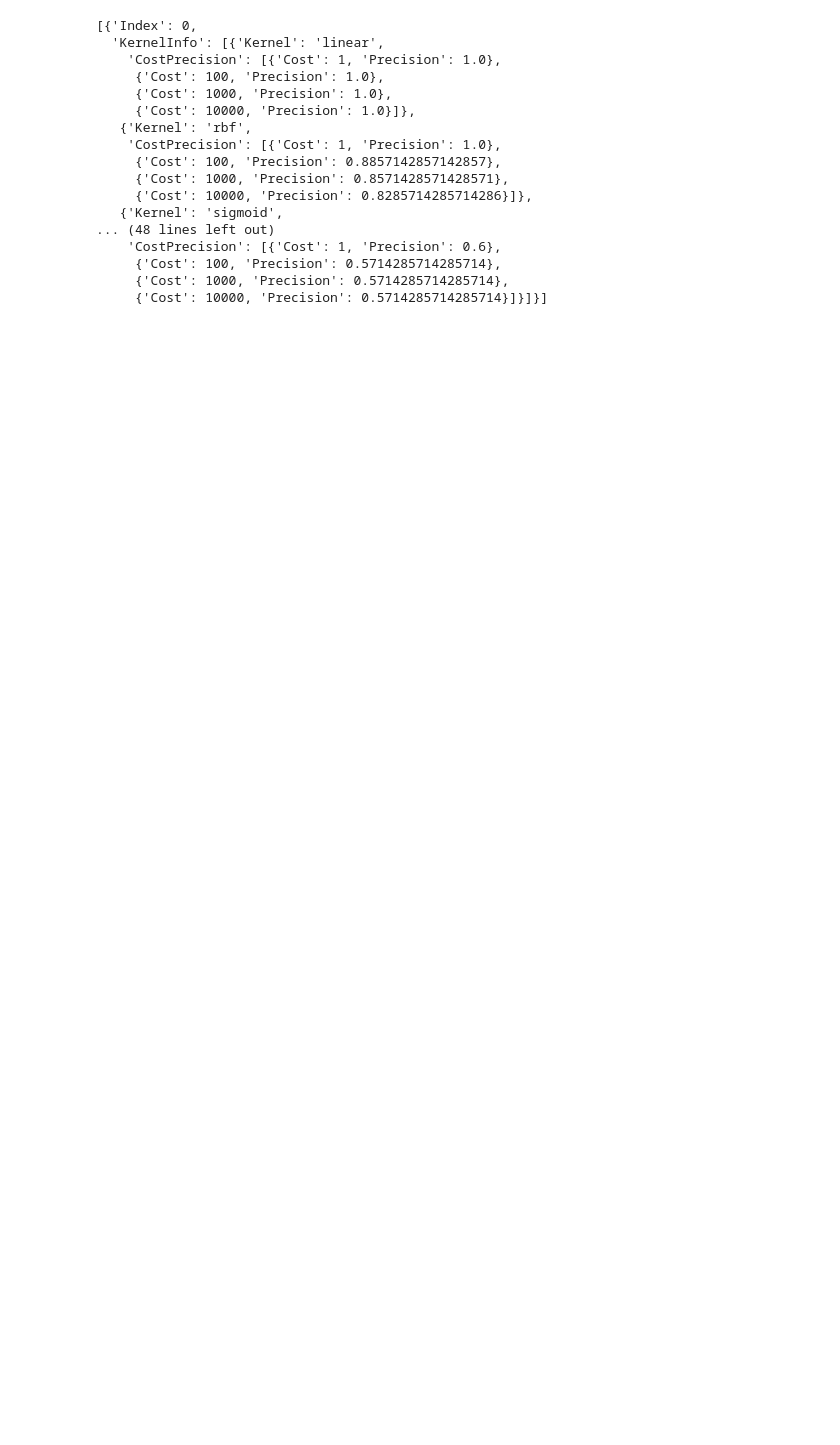
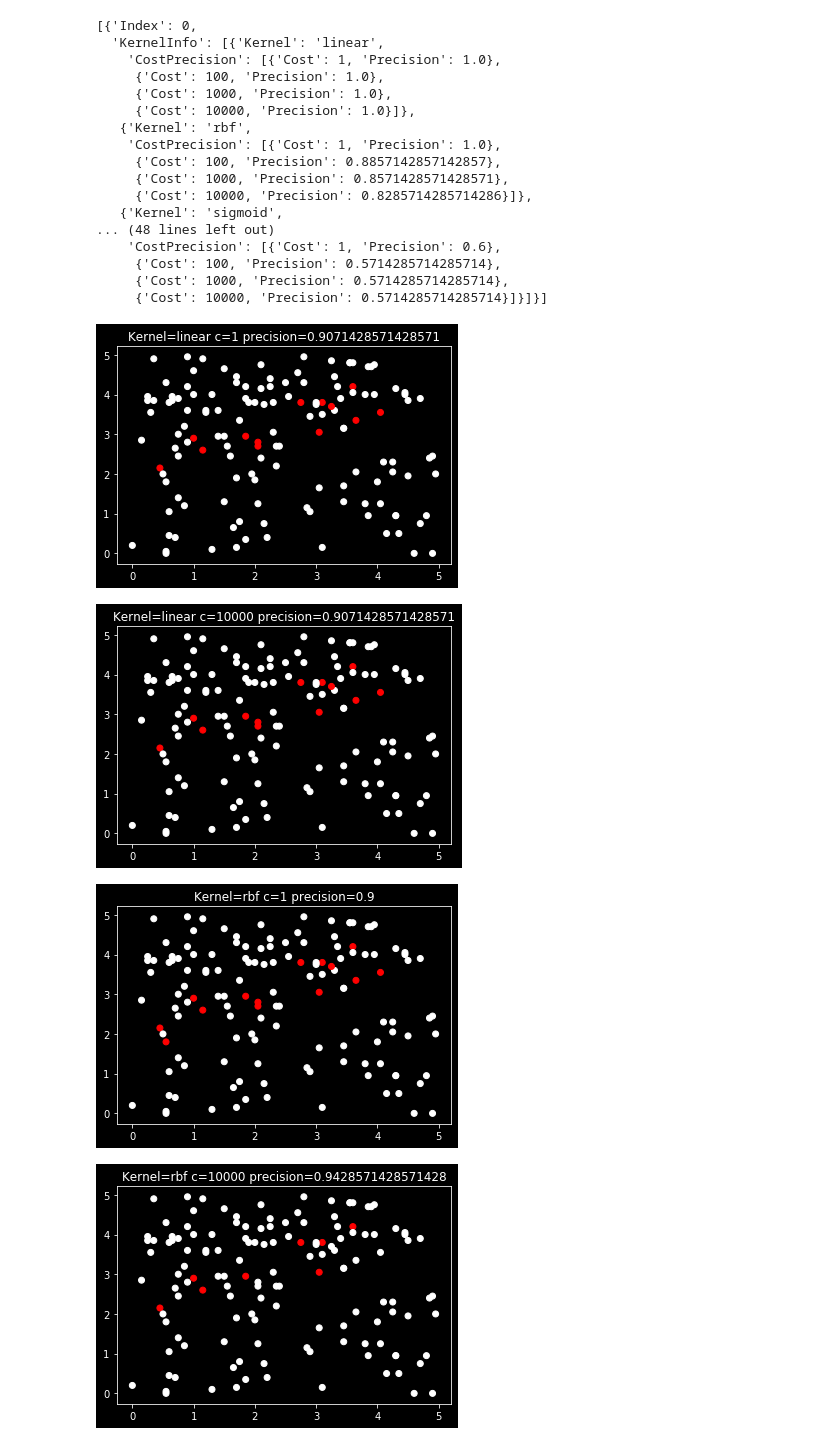
Before and after one commit to theazgra/dataAnalysisCourse, a Jupyter notebook: MAD_III/svm.ipynb, the cells around one changed output. Saved outputs shown, nothing was run; the diff lists cells and outputs as text; code cells hidden in the pictures; blank space fills up the shorter version.

```diff
--- a/MAD_III/svm.ipynb
+++ b/MAD_III/svm.ipynb
@@ -79,6 +102,15 @@ for kf in range(k):
             kernelResult["CostPrecision"].append({ "Cost": cost, "Precision": precision })
             #kernelResult["precision"].append(precision)
 
+            _x = [x[0] for x in splitDataset[kf]["test"]]
+            _y = [x[1] for x in splitDataset[kf]["test"]]
+
+            # if kf == 0:
+            #     plt.title(f"Kernel={_kernel} c={cost} precision={precision}")
+            #     plt.scatter(_x,_y,c=generate_wrong_colors(predictedLabels, splitDataset[kf]["testGT"]))
+            #     plt.show()
+
+
         kFoldResult["KernelInfo"].append(kernelResult)
 
     benchmark.append(kFoldResult)
@@ -101,3 +133,24 @@ benchmark
      {'Cost': 100, 'Precision': 0.5714285714285714},
      {'Cost': 1000, 'Precision': 0.5714285714285714},
      {'Cost': 10000, 'Precision': 0.5714285714285714}]}]}]
+# %%
+svmInput = [ [data[0][row], data[1][row]] for row in range(len(data))]
+for _kernel in ['linear','rbf']:
+    for cost in [1,10000]:
+        svmPredictor = svm.SVC(kernel=_kernel,gamma='scale',C=cost)
+        svmPredictor.fit(svmInput, GT)
+        predictedLabels = svmPredictor.predict(svmInput)
+        correct = sum([ GT[x] == predictedLabels[x] for x in range(len(svmInput))])
+        precision = float(correct) / len(svmInput)
+
+        # _x = [x[0] for x in splitDataset[kf]["test"]]
+        # _y = [x[1] for x in splitDataset[kf]["test"]]
+
+        plt.title(f"Kernel={_kernel} c={cost} precision={precision}")
+        plt.scatter(X,Y,c=generate_wrong_colors(predictedLabels, GT))
+        plt.show()
+# %% [output]
+[figure, added]
+[figure, added]
+[figure, added]
+[figure, added]
```
Also changed, not shown: parts of 4 cells of this notebook.
